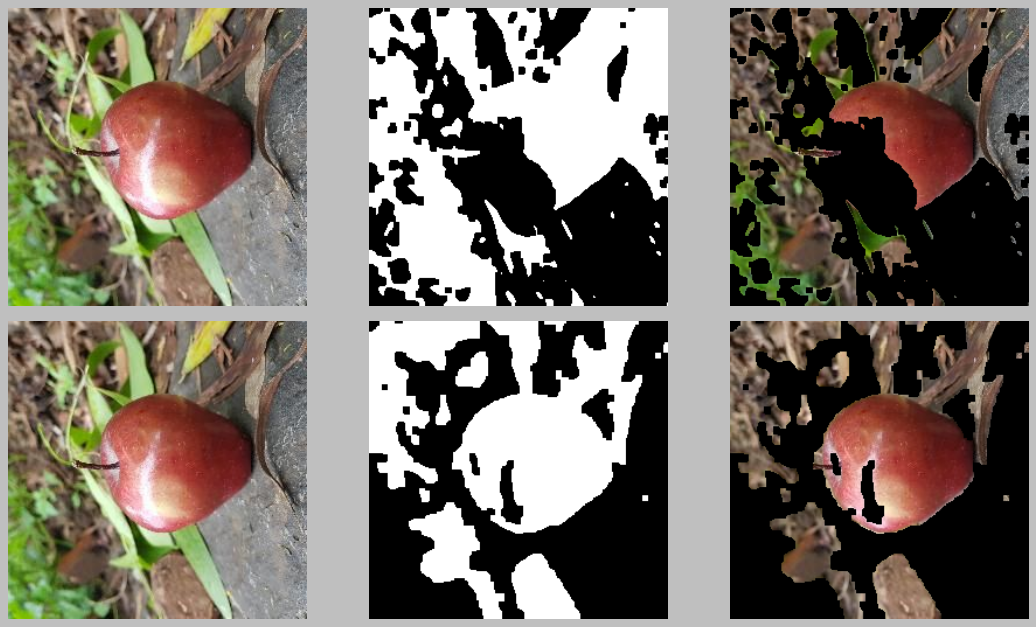
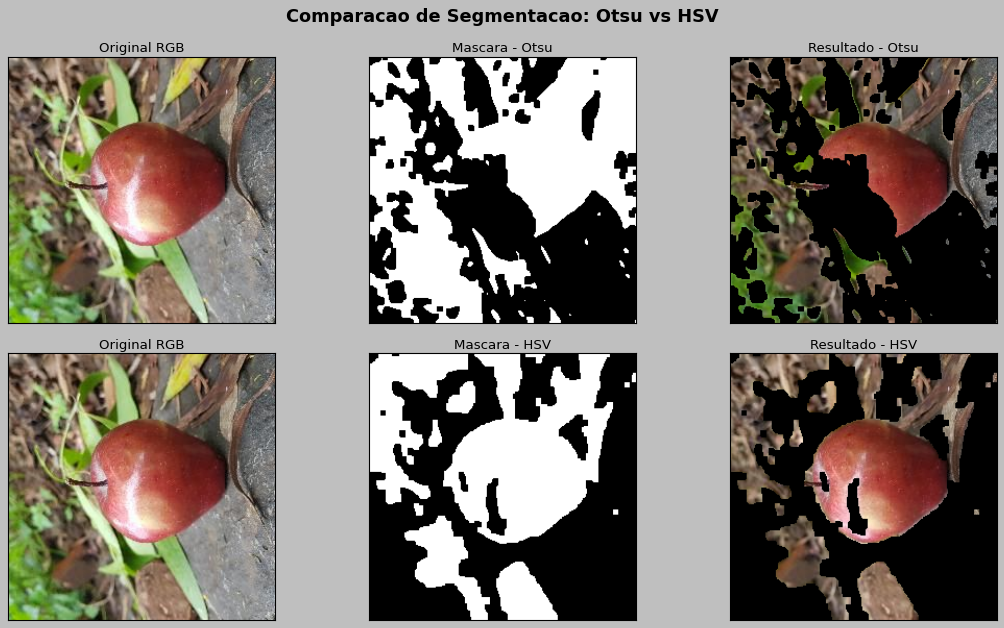
Unified diff of the notebook cell whose output changed from the first chart to the second:
--- before
+++ after
@@ -1,12 +1,31 @@
 def plot_comparison(img_rgb, mask_otsu, res_otsu, mask_hsv, res_hsv):
     fig, axs = plt.subplots(2, 3, figsize=(14, 8))
+    fig.suptitle('Comparacao de Segmentacao: Otsu vs HSV', fontsize=16, fontweight='bold')
+
+    # Linha 1: Abordagem Clássica (Otsu)
     axs[0, 0].imshow(img_rgb)
+    axs[0, 0].set_title('Original RGB', fontsize=12)
+    
     axs[0, 1].imshow(mask_otsu, cmap='gray')
+    axs[0, 1].set_title('Mascara - Otsu', fontsize=12)
+    
     axs[0, 2].imshow(res_otsu)
+    axs[0, 2].set_title('Resultado - Otsu', fontsize=12)
+
+    # Linha 2: Abordagem Cromática (HSV)
     axs[1, 0].imshow(img_rgb)
+    axs[1, 0].set_title('Original RGB', fontsize=12)
+    
     axs[1, 1].imshow(mask_hsv, cmap='gray')
+    axs[1, 1].set_title('Mascara - HSV', fontsize=12)
+    
     axs[1, 2].imshow(res_hsv)
+    axs[1, 2].set_title('Resultado - HSV', fontsize=12)
+
+    # Remove as bordas e numerações dos eixos (X/Y) de forma limpa, mantendo os títulos
     for ax in axs.flat:
-        ax.axis('off')
+        ax.set_xticks([])
+        ax.set_yticks([])
+        
     plt.tight_layout()
     plt.show()

Commit: Added cnn, updated reports